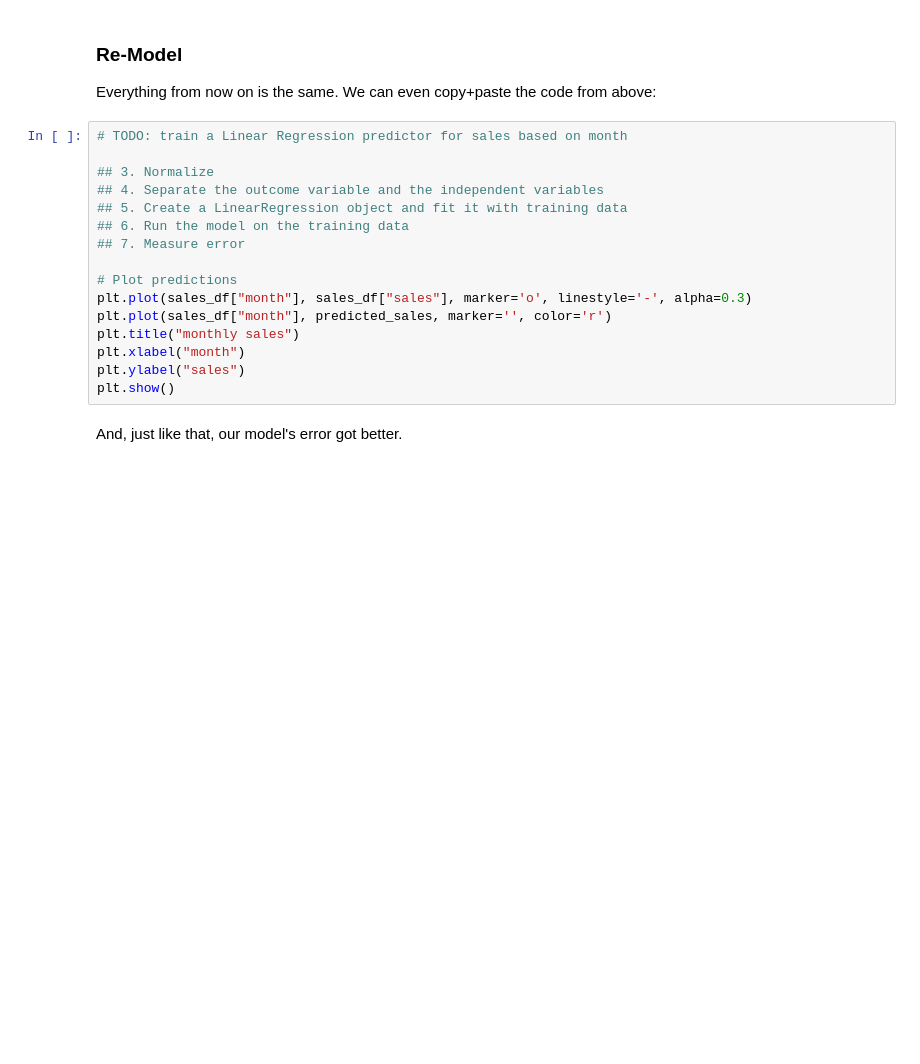
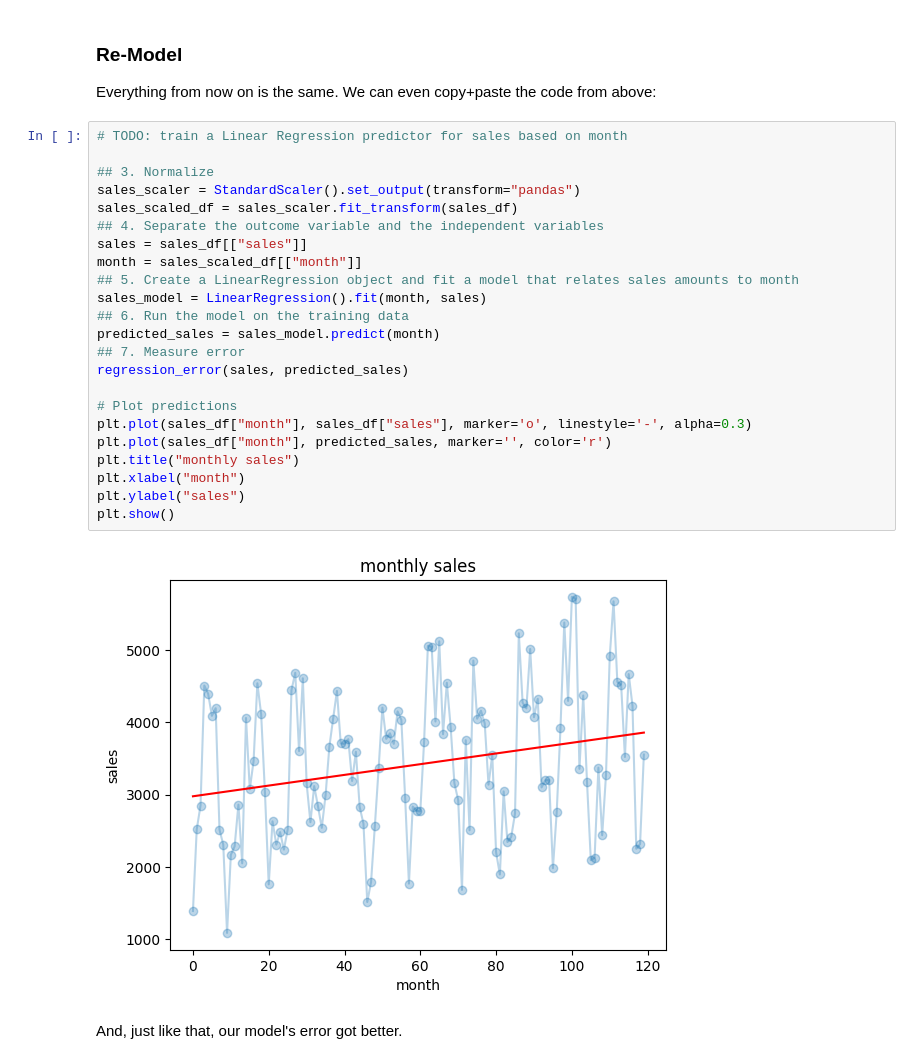
Before and after one commit to kaoriogawa-PSAM-5020-spring2026/WK06-in-class, a Jupyter notebook: WK06.ipynb, the cells around one changed output. Saved outputs shown, nothing was run; the diff lists cells and outputs as text; blank space fills up the shorter version.

```diff
--- a/WK06.ipynb
+++ b/WK06.ipynb
@@ -712,19 +738,28 @@ Everything from now on is the same. We can even copy+paste the code from above:
 # %%
 # TODO: train a Linear Regression predictor for sales based on month
 
 ## 3. Normalize
+sales_scaler = StandardScaler().set_output(transform="pandas")
+sales_scaled_df = sales_scaler.fit_transform(sales_df)
 ## 4. Separate the outcome variable and the independent variables
-## 5. Create a LinearRegression object and fit it with training data
+sales = sales_df[["sales"]]
+month = sales_scaled_df[["month"]]
+## 5. Create a LinearRegression object and fit a model that relates sales amounts to month
+sales_model = LinearRegression().fit(month, sales)
 ## 6. Run the model on the training data
+predicted_sales = sales_model.predict(month)
 ## 7. Measure error
+regression_error(sales, predicted_sales)
 
 # Plot predictions
 plt.plot(sales_df["month"], sales_df["sales"], marker='o', linestyle='-', alpha=0.3)
 plt.plot(sales_df["month"], predicted_sales, marker='', color='r')
 plt.title("monthly sales")
 plt.xlabel("month")
 plt.ylabel("sales")
 plt.show()
+# %% [output]
+[figure, added]
 # %% [markdown]
 And, just like that, our model's error got better.
 # %% [markdown]
```
Also changed, not shown: parts of 4 cells of this notebook.
